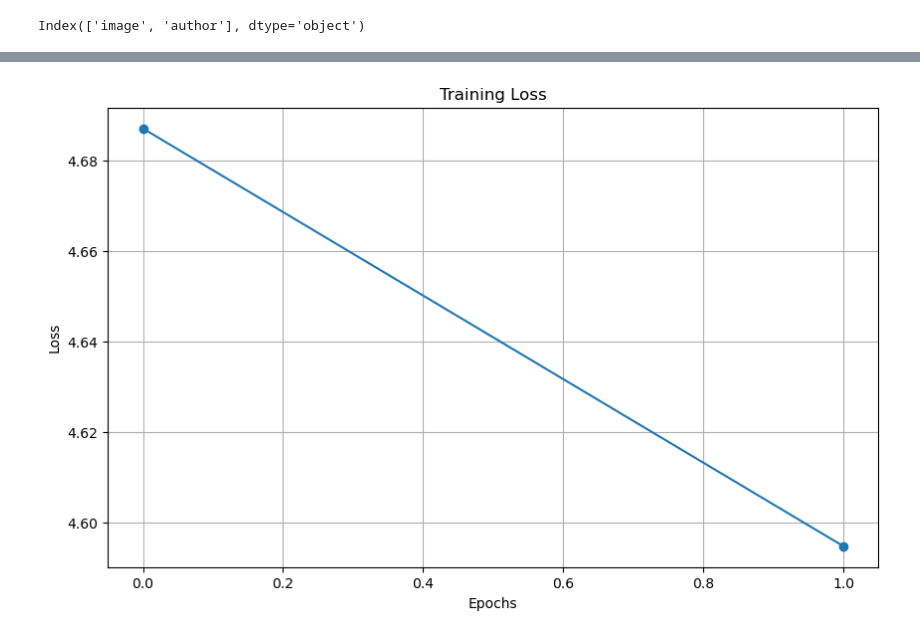
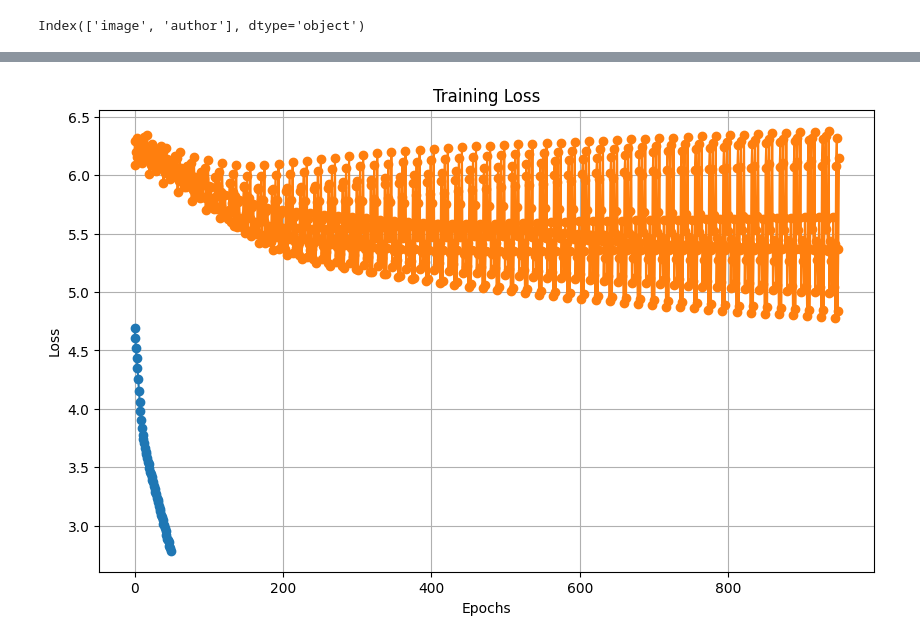
Before and after one commit to rullo16/Art, a Jupyter notebook: Not_Transfer_learning_models/ArtTest-Auth.ipynb, the cells around one changed output, grey strips where cells are left out. Drawn from its saved outputs; the diff is of its cells as text; code cells hidden in the pictures.

Commit message:
continued model training

```diff
--- a/Not_Transfer_learning_models/ArtTest-Auth.ipynb
+++ b/Not_Transfer_learning_models/ArtTest-Auth.ipynb
@@ -258,7 +258,7 @@ class AttentionBlock(nn.Module):
 class ArtCNN(nn.Module):
     def __init__(self, num_classes, normalize_attn=False, dropout=None):
         super(ArtCNN, self).__init__()
-        net = torchvision.models.vgg16_bn(pretrained=True)
+        net = torchvision.models.vgg16_bn(weights=torchvision.models.VGG16_BN_Weights.DEFAULT)
         self.conv_block1 = nn.Sequential(*list(net.features.children())[0:6])
         self.conv_block2 = nn.Sequential(*list(net.features.children())[7:13])
         self.conv_block3 = nn.Sequential(*list(net.features.children())[14:23])
@@ -338,8 +338,8 @@ def plot_loss(loss_values, title="Loss Plot"):
 # %%
 train_losses = []
 test_loss = []
-with tqdm(total=2) as pbar:
-    for epoch in range(2):
+with tqdm(total=50) as pbar:
+    for epoch in range(50):
         running_loss= 0.0
         for i, data in enumerate(trainloader,0):
             inputs, labels = data[0].to(device),data[1].to(device)
@@ -351,7 +351,6 @@ with tqdm(total=2) as pbar:
             optimizer.step()
 
             running_loss += loss.item()
-        pbar.set_description(f'Train loss: {running_loss / 100:.3f}')
         train_losses.append(running_loss/100)
         # since we're not training, we don't need to calculate the gradients for our outputs
         with torch.no_grad():
@@ -363,7 +362,7 @@ with tqdm(total=2) as pbar:
                 # the class with the highest energy is what we choose as prediction
                 _, predicted = torch.max(outputs.data, 1)
                 test_loss.append(loss.item())
-        print(f'Val loss: {loss.item():.3f}')
+        pbar.set_description(f'Train loss: {running_loss / 100:.3f}, Val loss: {loss.item():.3f}')
         pbar.update(1)
 print('Finished Training')
 # %% [output]
@@ -373,7 +370,7 @@ Finished Training
 # %%
-plot_loss(train_losses, "Training Loss")
+plot_loss([train_losses,test_loss], "Training Loss")
 # %% [output]
-[figure, old version]
+[figure, new version]
 # %%
 def imshow(img):
     img = img / 2 + 0.5     # unnormalize
```
Also changed, not shown: parts of 7 cells of this notebook.
